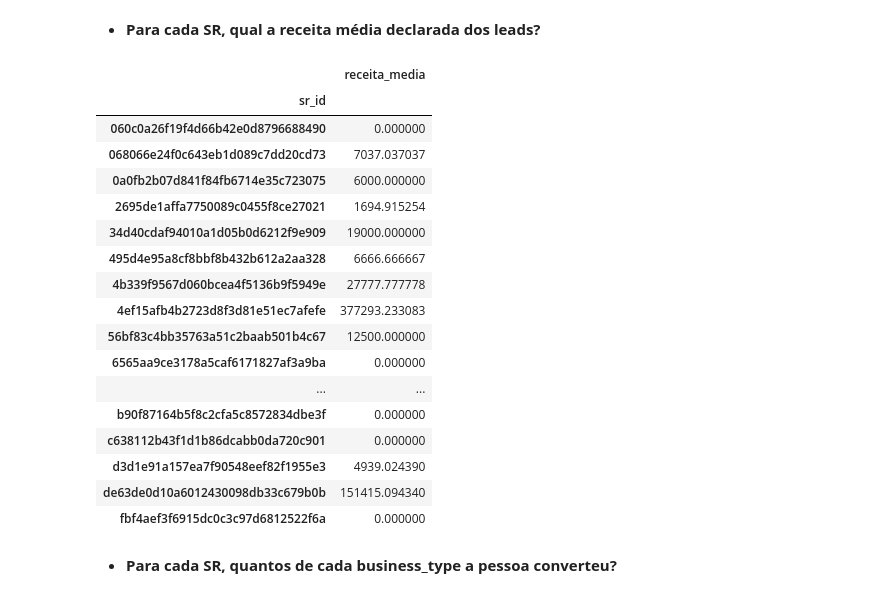
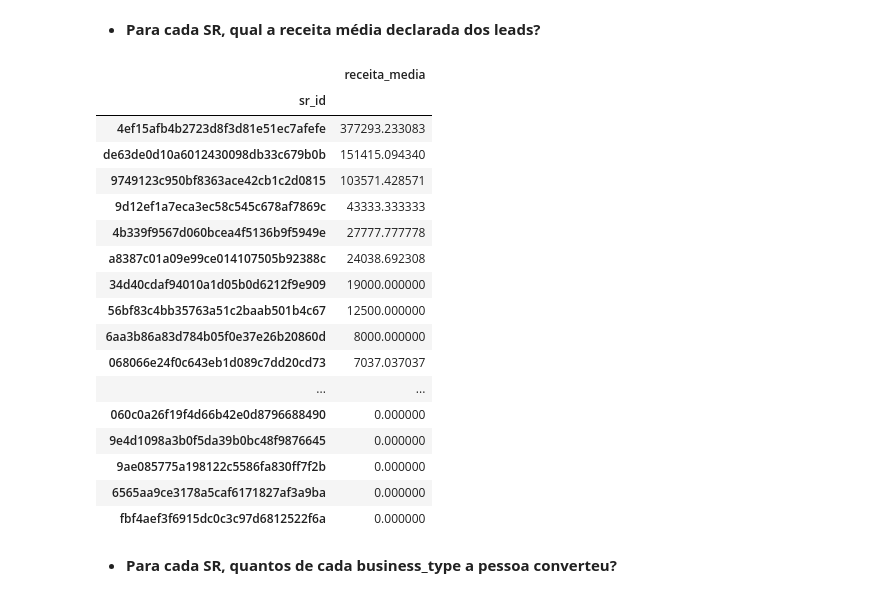
Before and after one commit to amandaabp/Projeto-01---Let-s-Code, a Jupyter notebook: notebooks/olist_mkt_funnel.ipynb, the cells around one changed output. Cells and saved outputs as stored; diff of their text form; code cells hidden in the pictures.

```diff
--- a/notebooks/olist_mkt_funnel.ipynb
+++ b/notebooks/olist_mkt_funnel.ipynb
@@ -117,26 +119,28 @@ conv_pag
 # %% [markdown]
 * **Para cada SR, qual a receita média declarada dos leads?**
 # %%
-closed_qualified.groupby('sr_id')['declared_monthly_revenue'].mean().to_frame('receita_media')
+df_receita_media = closed_qualified.groupby('sr_id')['declared_monthly_revenue'].mean().to_frame('receita_media')
-# %% [output]
-|  | receita_media |
-| sr_id |  |
-| 060c0a26f19f4d66b42e0d8796688490 | 0.000000 |
-| 068066e24f0c643eb1d089c7dd20cd73 | 7037.037037 |
-| 0a0fb2b07d841f84fb6714e35c723075 | 6000.000000 |
-| 2695de1affa7750089c0455f8ce27021 | 1694.915254 |
-| 34d40cdaf94010a1d05b0d6212f9e909 | 19000.000000 |
-| 495d4e95a8cf8bbf8b432b612a2aa328 | 6666.666667 |
-| 4b339f9567d060bcea4f5136b9f5949e | 27777.777778 |
-| 4ef15afb4b2723d8f3d81e51ec7afefe | 377293.233083 |
-| 56bf83c4bb35763a51c2baab501b4c67 | 12500.000000 |
-| 6565aa9ce3178a5caf6171827af3a9ba | 0.000000 |
-| ... | ... |
-| b90f87164b5f8c2cfa5c8572834dbe3f | 0.000000 |
-| c638112b43f1d1b86dcabb0da720c901 | 0.000000 |
-| d3d1e91a157ea7f90548eef82f1955e3 | 4939.024390 |
-| de63de0d10a6012430098db33c679b0b | 151415.094340 |
-| fbf4aef3f6915dc0c3c97d6812522f6a | 0.000000 |
+# %%
+df_receita_media.sort_values(by=['receita_media'], ascending=False)
+# %% [output]
+|  | receita_media |
+| sr_id |  |
+| 4ef15afb4b2723d8f3d81e51ec7afefe | 377293.233083 |
+| de63de0d10a6012430098db33c679b0b | 151415.094340 |
+| 9749123c950bf8363ace42cb1c2d0815 | 103571.428571 |
+| 9d12ef1a7eca3ec58c545c678af7869c | 43333.333333 |
+| 4b339f9567d060bcea4f5136b9f5949e | 27777.777778 |
+| a8387c01a09e99ce014107505b92388c | 24038.692308 |
+| 34d40cdaf94010a1d05b0d6212f9e909 | 19000.000000 |
+| 56bf83c4bb35763a51c2baab501b4c67 | 12500.000000 |
+| 6aa3b86a83d784b05f0e37e26b20860d | 8000.000000 |
+| 068066e24f0c643eb1d089c7dd20cd73 | 7037.037037 |
+| ... | ... |
+| 060c0a26f19f4d66b42e0d8796688490 | 0.000000 |
+| 9e4d1098a3b0f5da39b0bc48f9876645 | 0.000000 |
+| 9ae085775a198122c5586fa830ff7f2b | 0.000000 |
+| 6565aa9ce3178a5caf6171827af3a9ba | 0.000000 |
+| fbf4aef3f6915dc0c3c97d6812522f6a | 0.000000 |
 # %% [markdown]
 * **Para cada SR, quantos de cada business_type a pessoa converteu?**
 # %%
```
Also changed, not shown: parts of 3 cells of this notebook.
